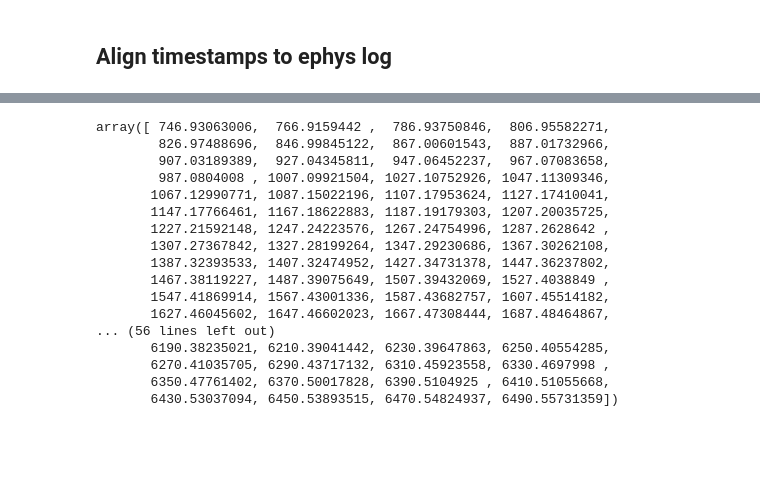
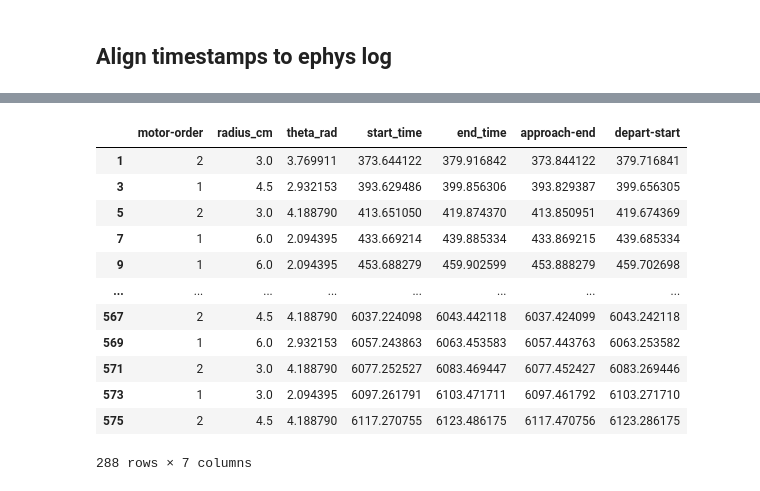
Before and after one commit to iurillilab/ephys-preprocessing, a Jupyter notebook: scripts/behavior_load_in_nwb.ipynb, the cells around one changed output, grey strips where cells are left out. Cells and saved outputs as stored; diff of their text form; code cells hidden in the pictures; blank space fills up the shorter version.

```diff
--- a/scripts/behavior_load_in_nwb.ipynb
+++ b/scripts/behavior_load_in_nwb.ipynb
@@ -292,20 +377,45 @@ barcode_signal_ni = BarcodeSignal(digital_signals["barcode"].array, fs=digital_s
-# %%
-barcode_signal_ni.map_times_to(barcode_signal_npx, motor_trial_onsets)
-# %% [output]
-array([ 746.93063006,  766.9159442 ,  786.93750846,  806.95582271,
-        826.97488696,  846.99845122,  867.00601543,  887.01732966,
-        907.03189389,  927.04345811,  947.06452237,  967.07083658,
-        987.0804008 , 1007.09921504, 1027.10752926, 1047.11309346,
-       1067.12990771, 1087.15022196, 1107.17953624, 1127.17410041,
-       1147.17766461, 1167.18622883, 1187.19179303, 1207.20035725,
-       1227.21592148, 1247.24223576, 1267.24754996, 1287.2628642 ,
-       1307.27367842, 1327.28199264, 1347.29230686, 1367.30262108,
-       1387.32393533, 1407.32474952, 1427.34731378, 1447.36237802,
-       1467.38119227, 1487.39075649, 1507.39432069, 1527.4038849 ,
-       1547.41869914, 1567.43001336, 1587.43682757, 1607.45514182,
-       1627.46045602, 1647.46602023, 1667.47308444, 1687.48464867,
-... (56 lines left out)
-       6190.38235021, 6210.39041442, 6230.39647863, 6250.40554285,
-       6270.41035705, 6290.43717132, 6310.45923558, 6330.4697998 ,
-       6350.47761402, 6370.50017828, 6390.5104925 , 6410.51055668,
-       6430.53037094, 6450.53893515, 6470.54824937, 6490.55731359])
+# %%
+def _register_df_times(df, barcode_signal_npx, barcode_signal_nidaqx):
+    """Convert the times in the dataframe to the barcode signal times."""
+    df = df.copy()
+    column_to_fix = [c for c in df.columns if "bnc-time" in c]
+    new_timename = ""
+
+    for c in column_to_fix:
+        new_colname = c.replace("_bnc-time", new_timename)
+        df[new_colname] = barcode_signal_nidaqx.map_times_to(barcode_signal_npx, df[c].values)
+        df.drop(c, axis=1, inplace=True)
+
+    return df
+
+def _check_datetime_consistency_and_drop(df, oephys_datetime):
+    """Assert that the datetime columns in the dataframe are consistent with the oephys datetime."""
+    df = df.copy()
+    # Convert "serial-timestamp" to datetime:
+    df["serial-timestamp"] = pd.to_datetime(df["serial-timestamp"])
+
+    # check timestamp of rows with the sum between ephys datetime and the npx-time column:
+    npx_onsets_datetimes = df["start_time"].apply(lambda x: oephys_datetime + timedelta(seconds=x))
+    assert all(abs((npx_onsets_datetimes - df["serial-timestamp"]).dt.total_seconds().values < 1)), "Timestamps do not match"
+
+    return df.drop("serial-timestamp", axis=1)
+
+
+motor_log_df = _load_motor_log_csv(data_folder, digital_signals["motor"])
+motor_log_df = _register_df_times(motor_log_df, barcode_signal_npx, barcode_signal_nidaqx)
+motor_log_df = _check_datetime_consistency_and_drop(motor_log_df, oephys_datetime)
+motor_log_df
+# %% [output]
+|  | motor-order | radius_cm | theta_rad | start_time | end_time | approach-end | depart-start |
+| 1 | 2 | 3.0 | 3.769911 | 373.644122 | 379.916842 | 373.844122 | 379.716841 |
+| 3 | 1 | 4.5 | 2.932153 | 393.629486 | 399.856306 | 393.829387 | 399.656305 |
+| 5 | 2 | 3.0 | 4.188790 | 413.651050 | 419.874370 | 413.850951 | 419.674369 |
+| 7 | 1 | 6.0 | 2.094395 | 433.669214 | 439.885334 | 433.869215 | 439.685334 |
+| 9 | 1 | 6.0 | 2.094395 | 453.688279 | 459.902599 | 453.888279 | 459.702698 |
+| ... | ... | ... | ... | ... | ... | ... | ... |
+| 567 | 2 | 4.5 | 4.188790 | 6037.224098 | 6043.442118 | 6037.424099 | 6043.242118 |
+| 569 | 1 | 6.0 | 2.932153 | 6057.243863 | 6063.453583 | 6057.443763 | 6063.253582 |
+| 571 | 2 | 3.0 | 4.188790 | 6077.252527 | 6083.469447 | 6077.452427 | 6083.269446 |
+| 573 | 1 | 3.0 | 2.094395 | 6097.261791 | 6103.471711 | 6097.461792 | 6103.271710 |
+| 575 | 2 | 4.5 | 4.188790 | 6117.270755 | 6123.486175 | 6117.470756 | 6123.286175 |
+288 rows × 7 columns
```
Also changed, not shown: parts of 23 cells of this notebook, 9 other files.
